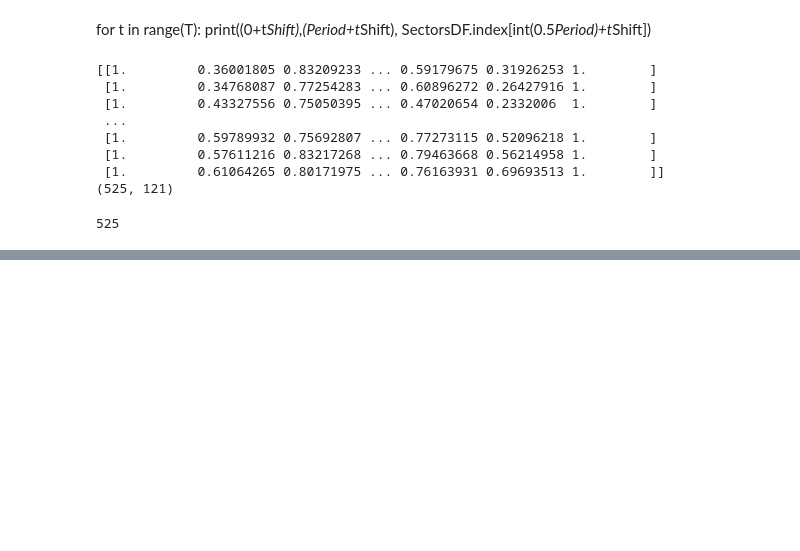
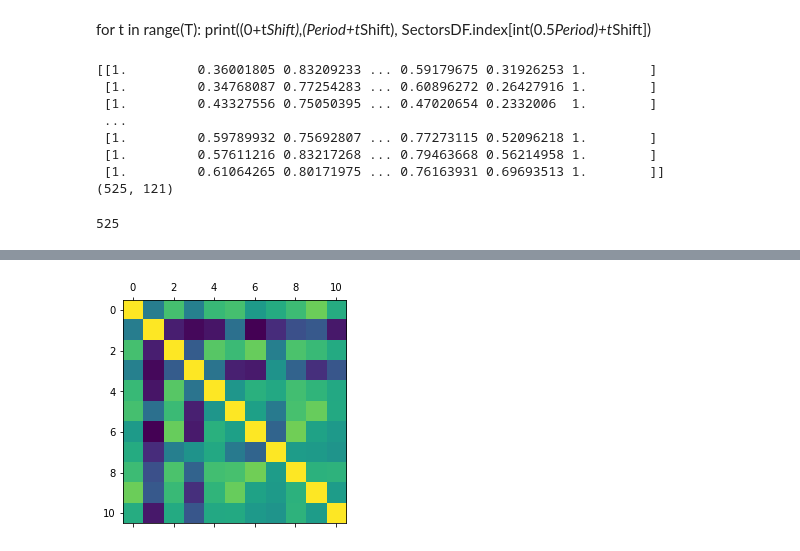
Before and after one commit to TobiasW1891/Finance, a Jupyter notebook: Get Finance Data.ipynb, the cells around one changed output, grey strips where cells are left out. Cells and saved outputs as stored; diff of their text form; code cells hidden in the pictures; blank space fills up the shorter version.

```diff
--- a/Get Finance Data.ipynb
+++ b/Get Finance Data.ipynb
@@ -349,0 +362,5 @@ plt.show()
+# %%
+plt.matshow(IntCorrMat)
+plt.show()
+# %% [output]
+[figure, added]
```
Also changed, not shown: parts of 34 cells of this notebook.
